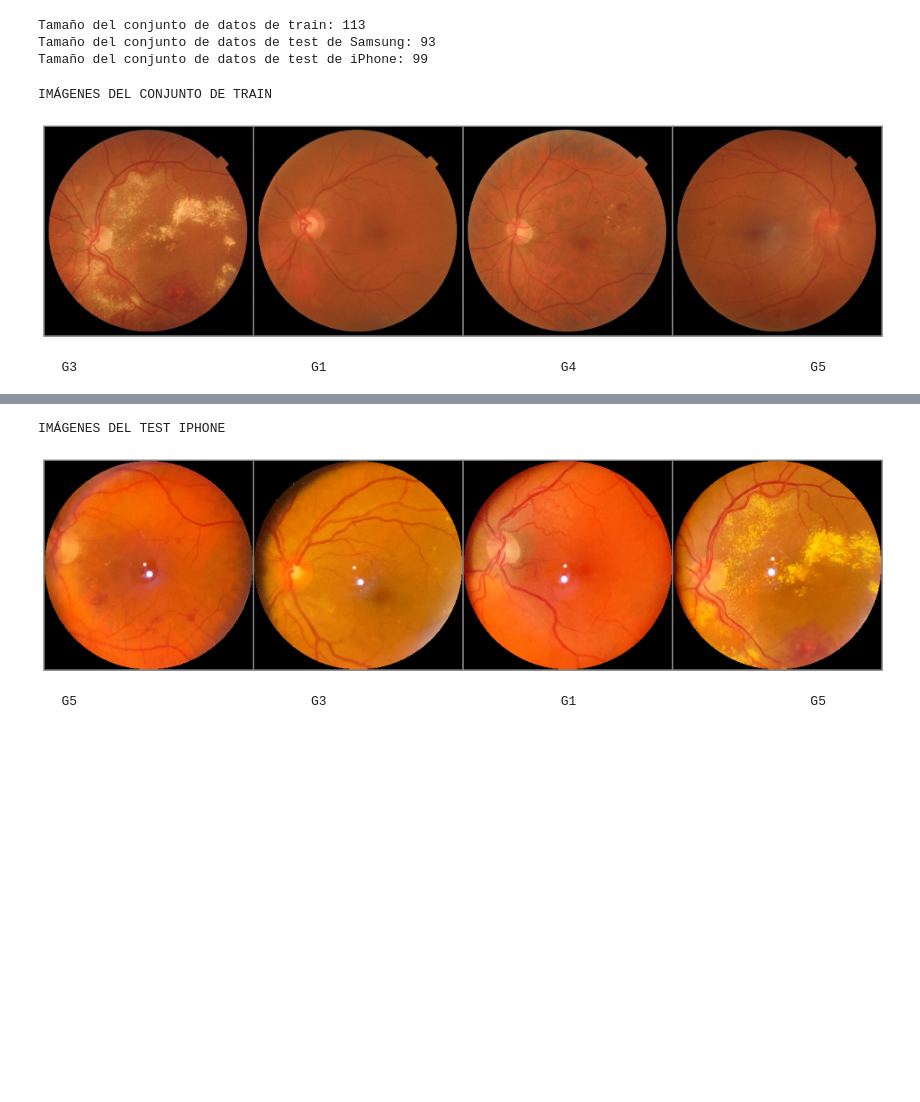
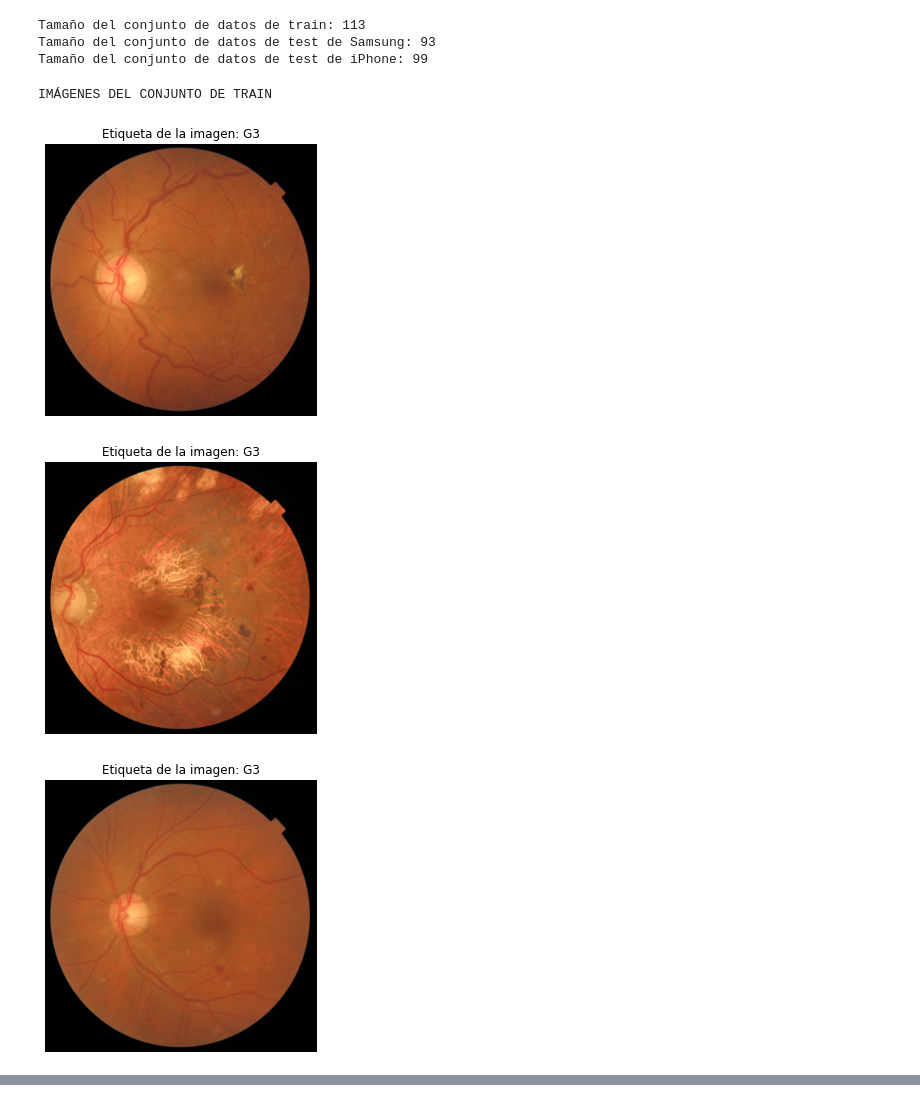
Before and after one commit to SamuelLozanoJuarez/CNN_and_Diabetic_Retinopathy, a Jupyter notebook: Primera Red.ipynb, the cells around one changed output, grey strips where cells are left out. Saved outputs shown, nothing was run; the diff lists cells and outputs as text; code cells hidden in the pictures; blank space fills up the shorter version.

```diff
--- a/Primera Red.ipynb
+++ b/Primera Red.ipynb
@@ -16,7 +17,7 @@ os.environ["KMP_DUPLICATE_LIB_OK"]="TRUE"
 # %%
 #establecemos el tamaño del batch y la escala de las imágenes
 batch = 4
-escala = 300
+escala = 640
 # %%
 #a continuación definimos la operación que permitirá transformar las imágenes del repositorio en Tensores que puedan ser empleados por PyTorch
 transform = transforms.Compose(
@@ -79,12 +68,17 @@ def imshow(img):
 #convertimos el train_loader a iterador, para poder así coger un batch
 #el batch está compuesto por una tupla de 2 elementos: las imágenes (tensores en este caso) y las etiquetas asociadas
 images, labels = next(iter(train_loader))
-# %%
-#mostramos las imágenes y las labels asociadas
-print('IMÁGENES DEL CONJUNTO DE TRAIN')
-imshow(torchvision.utils.make_grid(images))
-print('\t\t\t\t'.join('%5s' % classes[labels[j]] for j in range(4)))
-# %% [output]
-IMÁGENES DEL CONJUNTO DE TRAIN
-[figure, removed]
-   G3                              G1                              G4                              G5
+# %%
+#mostramos las imágenes y las labels asociadas
+print('IMÁGENES DEL CONJUNTO DE TRAIN')
+for i,j in zip(images,labels):
+    plt.figure(figsize = (5,5))
+    plt.axis('off')
+    plt.title(f'Etiqueta de la imagen: {classes[j]}')
+    plt.imshow(np.transpose((i/2+0.5).numpy(), (1,2,0)))
+    plt.show()
+# %% [output]
+IMÁGENES DEL CONJUNTO DE TRAIN
+[figure, added]
+[figure, added]
+[figure, added]
@@ -91,12 +86,3 @@ IMÁGENES DEL CONJUNTO DE TRAIN
 # %%
 #hacemos el mismo proceso con las imágenes de test de iPhone
 images, labels = next(iter(test_i_loader))
-# %%
-#mostramos las imágenes y las labels asociadas
-print('IMÁGENES DEL TEST IPHONE')
-imshow(torchvision.utils.make_grid(images))
-print('\t\t\t\t'.join('%5s' % classes[labels[j]] for j in range(4)))
-# %% [output]
-IMÁGENES DEL TEST IPHONE
-[figure, removed]
-   G5                              G3                              G1                              G5
```
Also changed, not shown: parts of 9 cells of this notebook.
